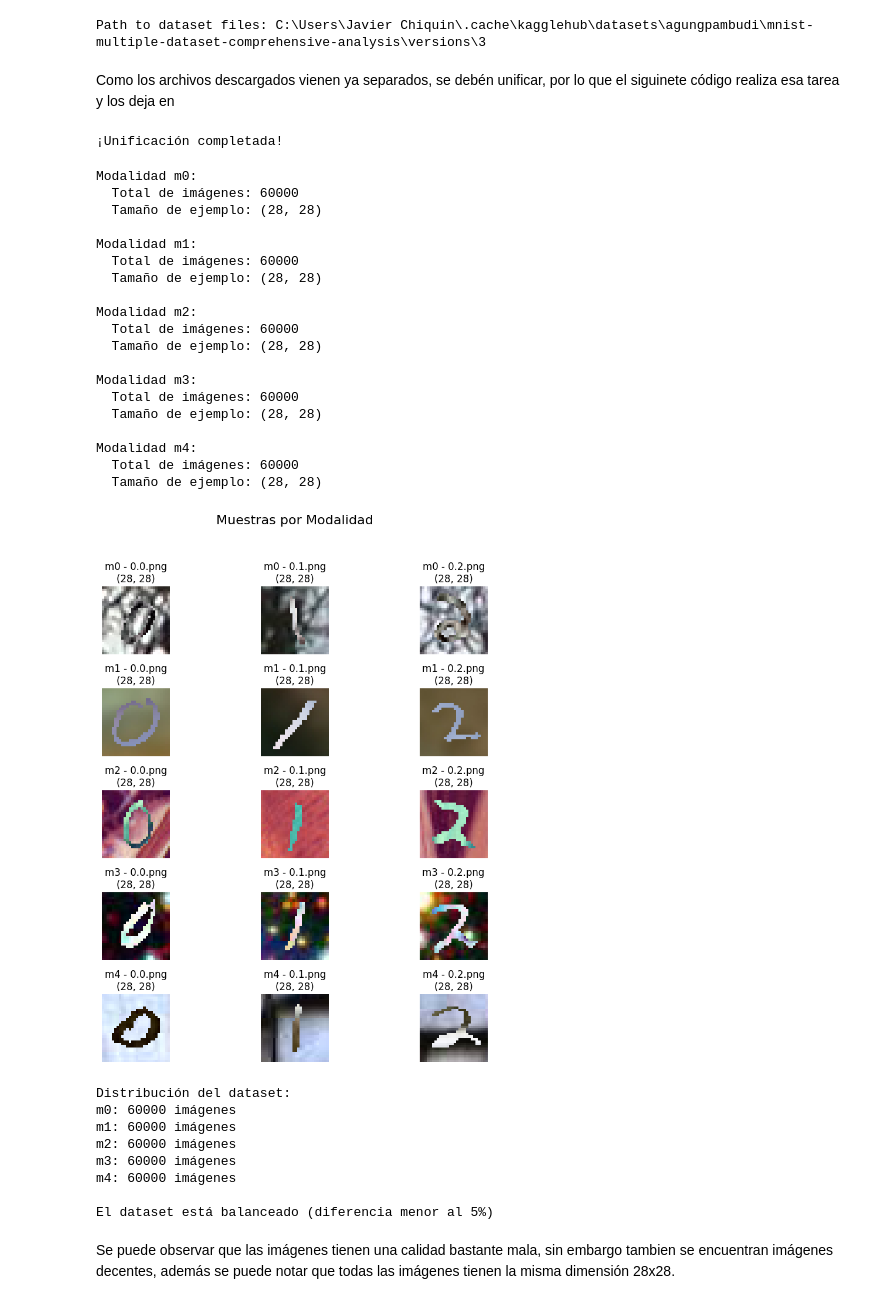
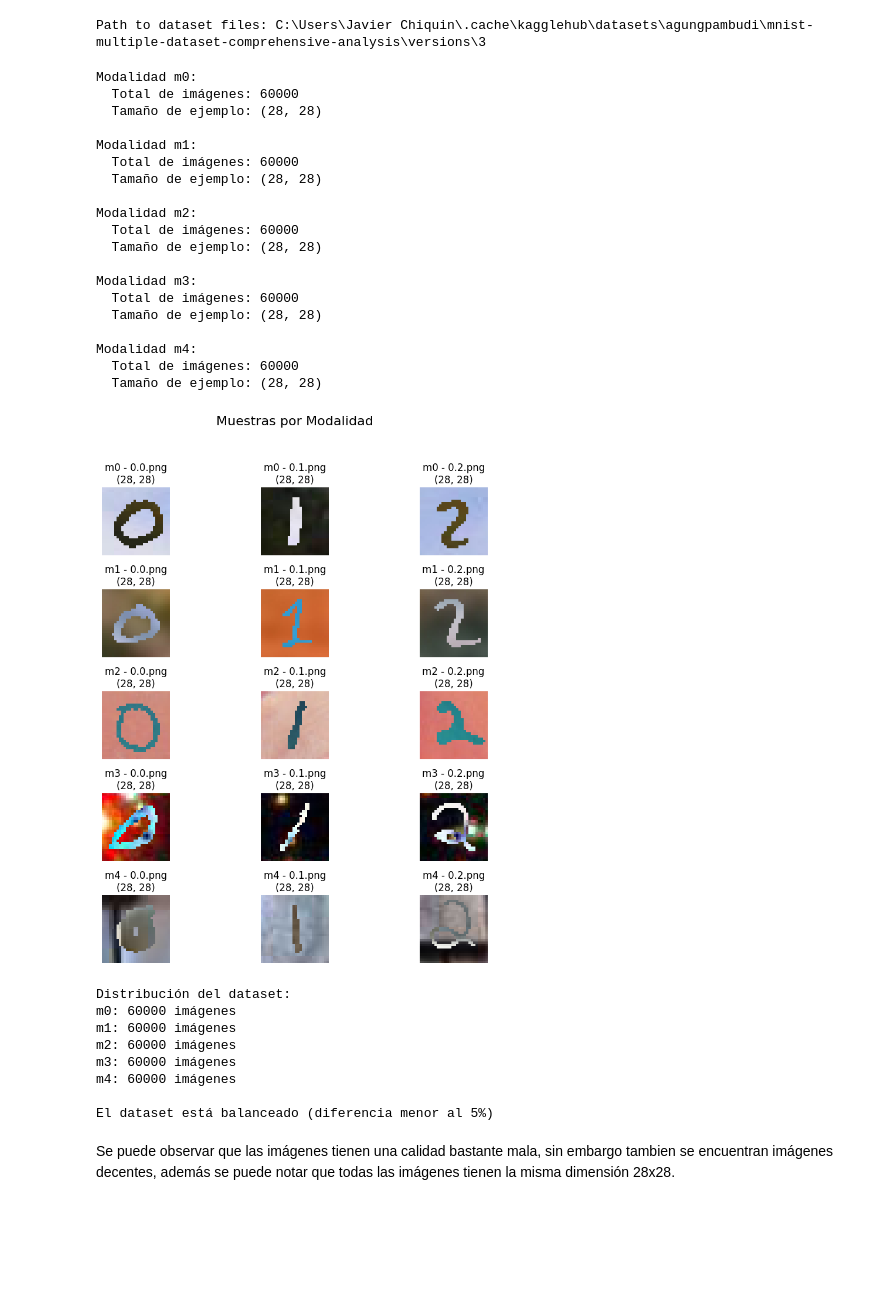
Before and after one commit to Saiyan-Javi/Laboratorio-3, a Jupyter notebook: Lab3.ipynb, the cells around one changed output. Saved outputs shown, nothing was run; the diff lists cells and outputs as text; code cells hidden in the pictures; blank space fills up the shorter version.

```diff
--- a/Lab3.ipynb
+++ b/Lab3.ipynb
@@ -21,36 +21,6 @@ print("Path to dataset files:", path)
 Downloading from https://www.kaggle.com/api/v1/datasets/download/agungpambudi/mnist-multiple-dataset-comprehensive-analysis?dataset_version_number=3...
 Extracting files...
 Path to dataset files: C:\Users\Javier Chiquin\.cache\kagglehub\datasets\agungpambudi\mnist-multiple-dataset-comprehensive-analysis\versions\3
-# %% [markdown]
-Como los archivos descargados vienen ya separados, se debén unificar, por lo que el siguinete código realiza esa tarea y los deja en
-# %%
-import os
-import shutil
-
-original_train =  "C:\\Users\\Javier Chiquin\\.cache\\kagglehub\\datasets\\agungpambudi\\mnist-multiple-dataset-comprehensive-analysis\\versions\\3\\PolyMNIST\\MMNIST\\train"
-original_test =  "C:\\Users\\Javier Chiquin\\.cache\\kagglehub\\datasets\\agungpambudi\\mnist-multiple-dataset-comprehensive-analysis\\versions\\3\\PolyMNIST\\MMNIST\\test"
-destino_unido =  "C:\\Users\\Javier Chiquin\\.cache\\kagglehub\\datasets\\agungpambudi\\mnist-multiple-dataset-comprehensive-analysis\\versions\\3\\PolyMNIST\\MMNIST\\all_data"
-
-modalidades = ['m0', 'm1', 'm2', 'm3', 'm4']
-
-for mod in modalidades:
-    # Crear carpeta destino si no existe
-    dest_mod_path = os.path.join(destino_unido, mod)
-    os.makedirs(dest_mod_path, exist_ok=True)
-
-    # Copiar imágenes de train
-    src_train = os.path.join(original_train, mod)
-    for archivo in os.listdir(src_train):
-        shutil.copy2(os.path.join(src_train, archivo), dest_mod_path)
-
-    # Copiar imágenes de test
-    src_test = os.path.join(original_test, mod)
-    for archivo in os.listdir(src_test):
-        shutil.copy2(os.path.join(src_test, archivo), dest_mod_path)
-
-print("¡Unificación completada!")
-# %% [output]
-¡Unificación completada!
 # %%
 #import opendatasets as od # no para python 3.13
 import pandas as pd
@@ -73,7 +43,7 @@ from PIL import Image
 import matplotlib.pyplot as plt
 
 # Ruta base donde están las carpetas m0, m1, ..., m4
-base_dir = "C:\\Users\\Javier Chiquin\\.cache\\kagglehub\\datasets\\agungpambudi\\mnist-multiple-dataset-comprehensive-analysis\\versions\\3\\PolyMNIST\\MMNIST\\all_data"
+base_dir = "C:\\Users\\Javier Chiquin\\.cache\\kagglehub\\datasets\\agungpambudi\\mnist-multiple-dataset-comprehensive-analysis\\versions\\3\\PolyMNIST\\MMNIST\\train"
 modalidades = ['m0', 'm1', 'm2', 'm3', 'm4']
 
 resumen = {}
@@ -113,34 +83,34 @@ plt.show()
 print("Distribución del dataset:")
 for mod in modalidades:
     print(f"{mod}: {resumen[mod]} imágenes")
 
 min_val = min(resumen.values())
 max_val = max(resumen.values())
 if max_val - min_val <= 0.05 * max_val:
     print("\nEl dataset está balanceado (diferencia menor al 5%)")
 else:
     print("\nEl dataset no está completamente balanceado")
 # %% [output]
 Modalidad m0:
   Total de imágenes: 60000
   Tamaño de ejemplo: (28, 28)
 
 Modalidad m1:
   Total de imágenes: 60000
   Tamaño de ejemplo: (28, 28)
 
 Modalidad m2:
   Total de imágenes: 60000
   Tamaño de ejemplo: (28, 28)
 
 Modalidad m3:
   Total de imágenes: 60000
   Tamaño de ejemplo: (28, 28)
 
 Modalidad m4:
   Total de imágenes: 60000
   Tamaño de ejemplo: (28, 28)
-[figure, old version]
+[figure, new version]
 Distribución del dataset:
 m0: 60000 imágenes
 m1: 60000 imágenes
```
